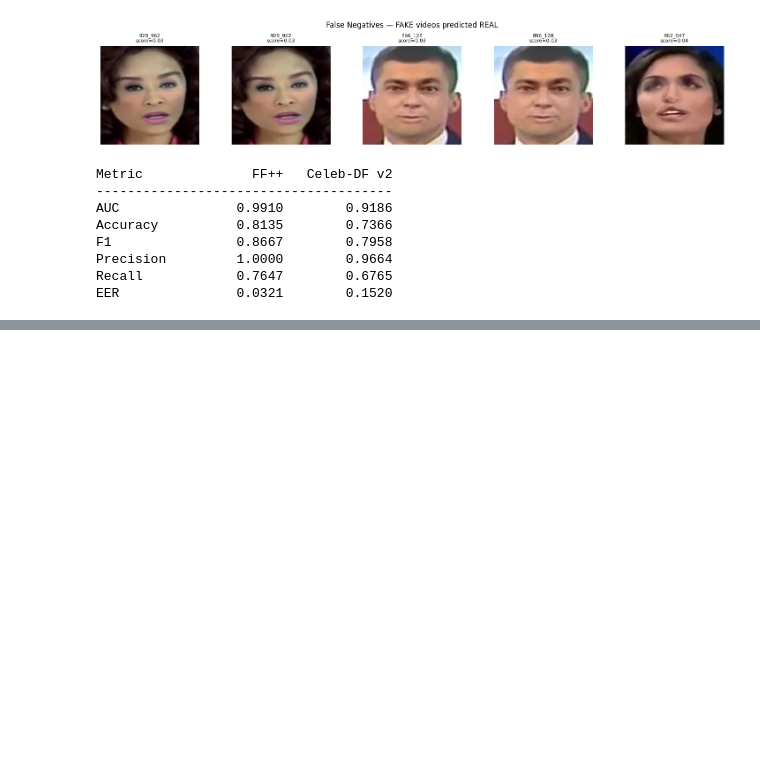
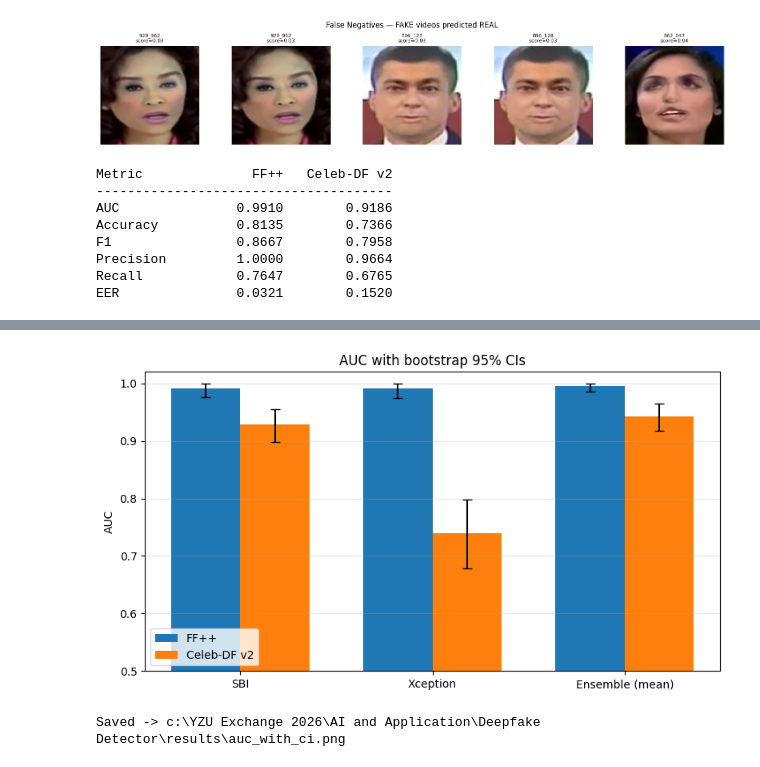
Before and after one commit to robertlyon7/AI_and_Application-Deepfake_Detector, a Jupyter notebook: notebooks/analysis.ipynb, the cells around one changed output, grey strips where cells are left out. Saved outputs shown, nothing was run; the diff lists cells and outputs as text; code cells hidden in the pictures; blank space fills up the shorter version.

```diff
--- a/notebooks/analysis.ipynb
+++ b/notebooks/analysis.ipynb
@@ -286,0 +658,41 @@ EER               0.0321        0.1520
+# %%
+# Section 11.3 — Visualize: AUC point estimates with 95% CI error bars
+
+fig, ax = plt.subplots(figsize=(8, 4.5))
+
+labels = ['SBI', 'Xception', f'Ensemble ({best_strategy})']
+ff_means = [ci_records[('FF++', n, 'AUC')]['point'] for n in
+            ['SBI alone', 'Xception alone', f'Ensemble ({best_strategy})']]
+ff_los   = [m - ci_records[('FF++', n, 'AUC')]['lo'] for n, m in zip(
+            ['SBI alone', 'Xception alone', f'Ensemble ({best_strategy})'], ff_means)]
+ff_his   = [ci_records[('FF++', n, 'AUC')]['hi'] - m for n, m in zip(
+            ['SBI alone', 'Xception alone', f'Ensemble ({best_strategy})'], ff_means)]
+
+c_means  = [ci_records[('Celeb-DF', n, 'AUC')]['point'] for n in
+            ['SBI alone', 'Xception alone', f'Ensemble ({best_strategy})']]
+c_los    = [m - ci_records[('Celeb-DF', n, 'AUC')]['lo'] for n, m in zip(
+            ['SBI alone', 'Xception alone', f'Ensemble ({best_strategy})'], c_means)]
+c_his    = [ci_records[('Celeb-DF', n, 'AUC')]['hi'] - m for n, m in zip(
+            ['SBI alone', 'Xception alone', f'Ensemble ({best_strategy})'], c_means)]
+
+x = np.arange(len(labels))
+w = 0.36
+ax.bar(x - w/2, ff_means, w, yerr=[ff_los, ff_his], capsize=4,
+       color='#1f77b4', label='FF++')
+ax.bar(x + w/2, c_means,  w, yerr=[c_los, c_his],   capsize=4,
+       color='#ff7f0e', label='Celeb-DF v2')
+ax.set_xticks(x)
+ax.set_xticklabels(labels)
+ax.set_ylim(0.5, 1.02)
+ax.set_ylabel('AUC')
+ax.set_title('AUC with bootstrap 95% CIs')
+ax.legend()
+ax.grid(axis='y', alpha=0.3)
+fig.tight_layout()
+out = RESULTS_DIR / 'auc_with_ci.png'
+fig.savefig(out, dpi=150)
+plt.show()
+print(f'Saved -> {out}')
+# %% [output]
+[figure, added]
+Saved -> c:\YZU Exchange 2026\AI and Application\Deepfake Detector\results\auc_with_ci.png
```
Also changed, not shown: parts of 16 cells of this notebook, 10 other files.
